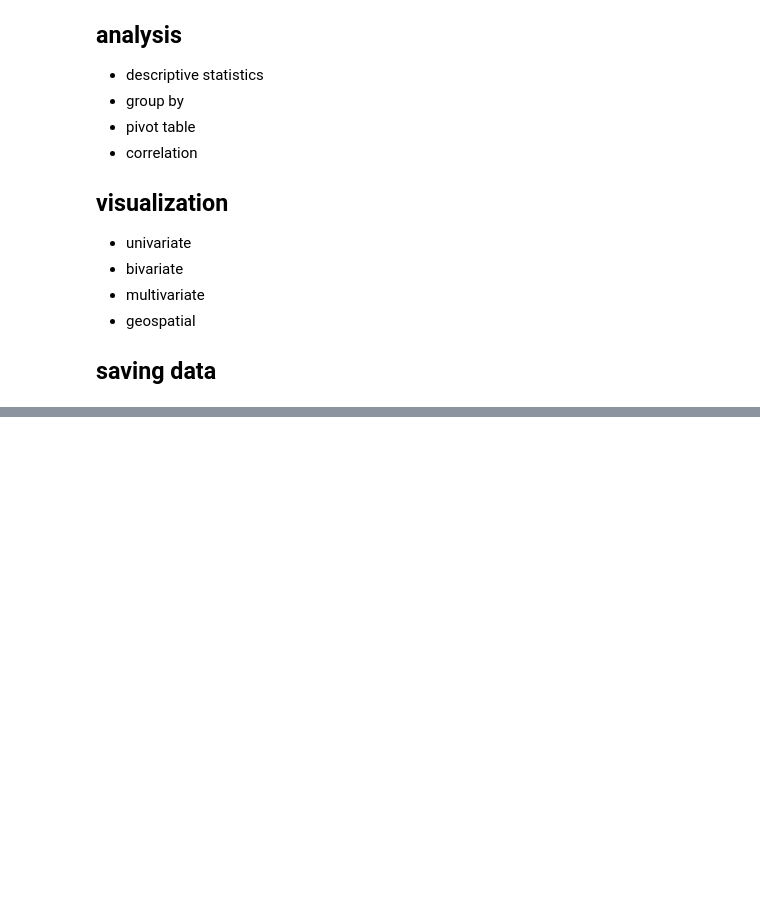
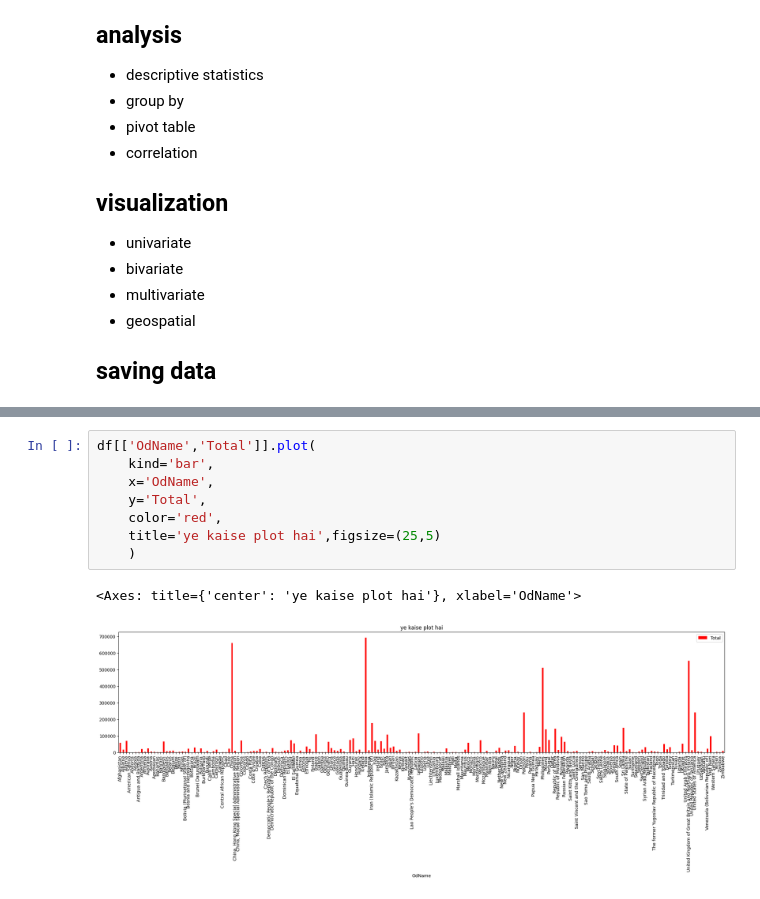
Before and after one commit to Nishantshukla2261/PYTHON-DIGIPODIUM, a Jupyter notebook: pandas_basic/analysis.ipynb, the cells around one changed output, grey strips where cells are left out. Drawn from its saved outputs; the diff is of its cells as text; blank space fills up the shorter version.

```diff
--- a/pandas_basic/analysis.ipynb
+++ b/pandas_basic/analysis.ipynb
@@ -142,0 +607,11 @@ what to do in pandas
+# %%
+df[['OdName','Total']].plot(
+    kind='bar',
+    x='OdName',
+    y='Total',
+    color='red',
+    title='ye kaise plot hai',figsize=(25,5)
+    )
+# %% [output]
+<Axes: title={'center': 'ye kaise plot hai'}, xlabel='OdName'>
+[figure, added]
```
Also changed, not shown: parts of 40 cells of this notebook.
